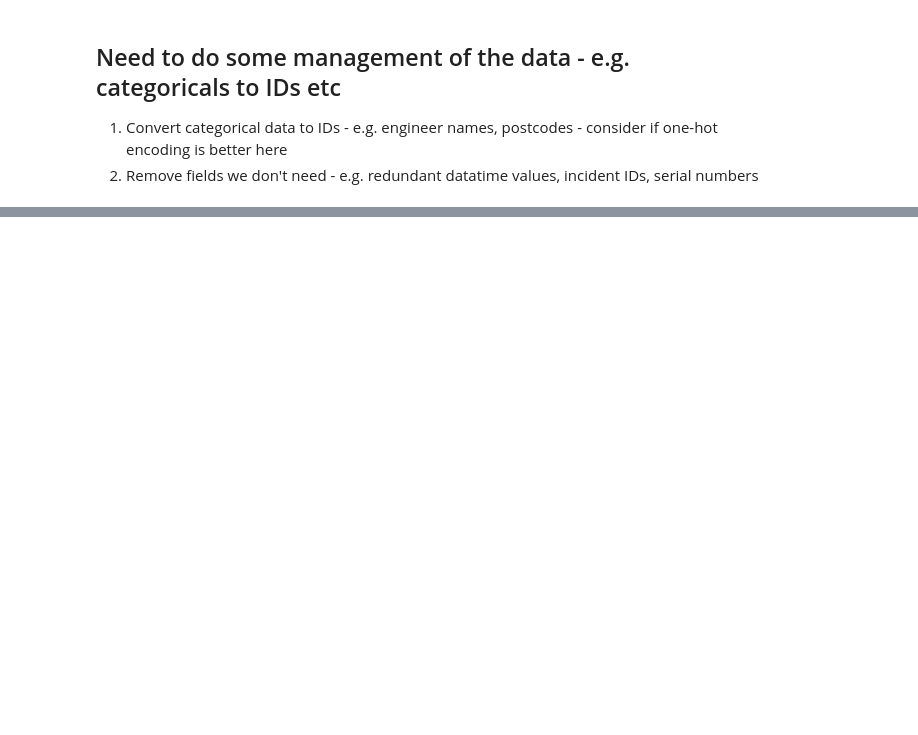
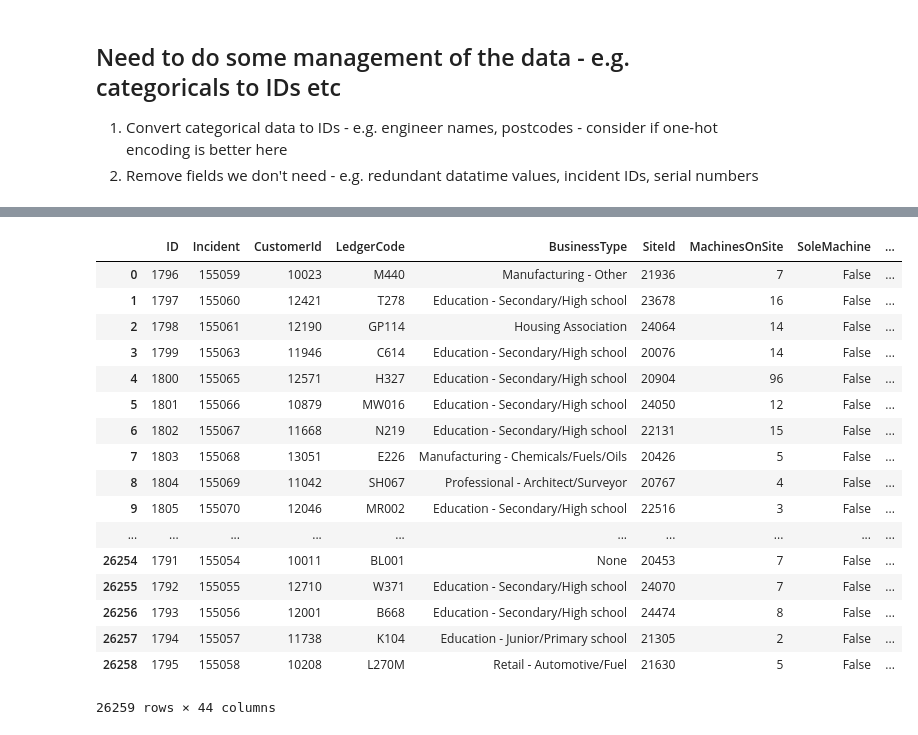
Before and after one commit to NeilMaude/PanIntelligence, a Jupyter notebook: Smart Analytics/PanAnalysis Data Exploration.ipynb, the cells around one changed output, grey strips where cells are left out. Cells and saved outputs as stored; diff of their text form; code cells hidden in the pictures; blank space fills up the shorter version.

Commit message:
Cleaning data

```diff
--- a/Smart Analytics/PanAnalysis Data Exploration.ipynb
+++ b/Smart Analytics/PanAnalysis Data Exploration.ipynb
@@ -267,0 +443,21 @@ print(dtree_all.decision_path(df_times_all[0:10]))
+# %%
+data_all
+# %% [output]
+|  | ID | Incident | CustomerId | LedgerCode | BusinessType | SiteId | MachinesOnSite | SoleMachine | ... |
+| 0 | 1796 | 155059 | 10023 | M440 | Manufacturing - Other | 21936 | 7 | False | ... |
+| 1 | 1797 | 155060 | 12421 | T278 | Education - Secondary/High school | 23678 | 16 | False | ... |
+| 2 | 1798 | 155061 | 12190 | GP114 | Housing Association | 24064 | 14 | False | ... |
+| 3 | 1799 | 155063 | 11946 | C614 | Education - Secondary/High school | 20076 | 14 | False | ... |
+| 4 | 1800 | 155065 | 12571 | H327 | Education - Secondary/High school | 20904 | 96 | False | ... |
+| 5 | 1801 | 155066 | 10879 | MW016 | Education - Secondary/High school | 24050 | 12 | False | ... |
+| 6 | 1802 | 155067 | 11668 | N219 | Education - Secondary/High school | 22131 | 15 | False | ... |
+| 7 | 1803 | 155068 | 13051 | E226 | Manufacturing - Chemicals/Fuels/Oils | 20426 | 5 | False | ... |
+| 8 | 1804 | 155069 | 11042 | SH067 | Professional - Architect/Surveyor | 20767 | 4 | False | ... |
+| 9 | 1805 | 155070 | 12046 | MR002 | Education - Secondary/High school | 22516 | 3 | False | ... |
+| ... | ... | ... | ... | ... | ... | ... | ... | ... | ... |
+| 26254 | 1791 | 155054 | 10011 | BL001 | None | 20453 | 7 | False | ... |
+| 26255 | 1792 | 155055 | 12710 | W371 | Education - Secondary/High school | 24070 | 7 | False | ... |
+| 26256 | 1793 | 155056 | 12001 | B668 | Education - Secondary/High school | 24474 | 8 | False | ... |
+| 26257 | 1794 | 155057 | 11738 | K104 | Education - Junior/Primary school | 21305 | 2 | False | ... |
+| 26258 | 1795 | 155058 | 10208 | L270M | Retail - Automotive/Fuel | 21630 | 5 | False | ... |
+26259 rows × 44 columns
```
Also changed, not shown: parts of 30 cells of this notebook, 1 other file.
